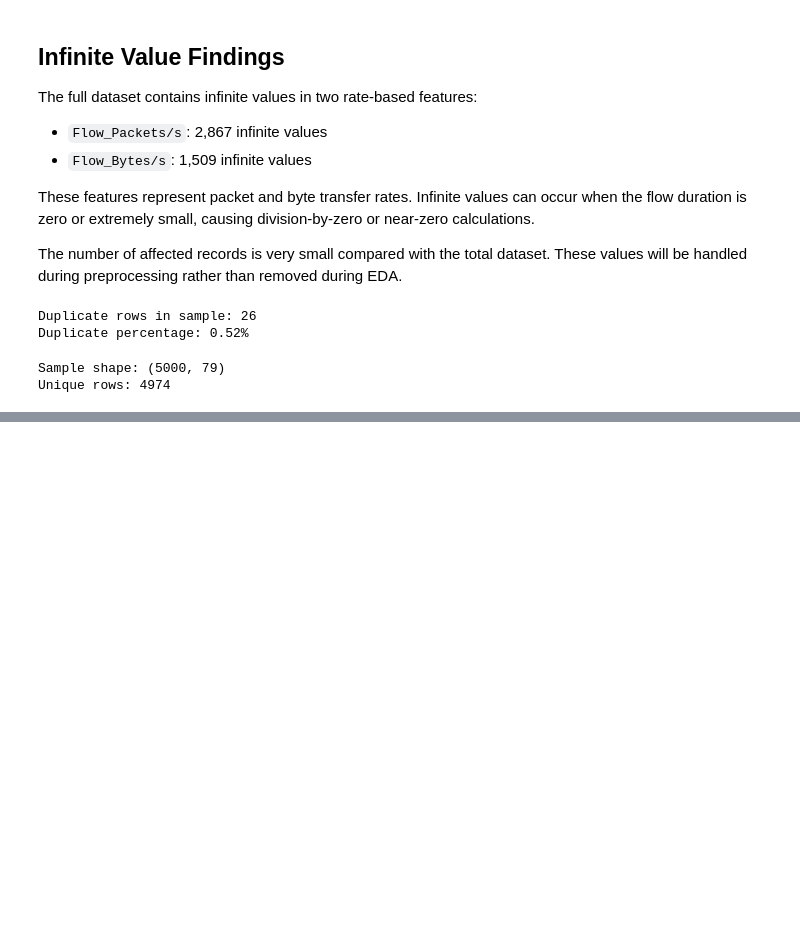
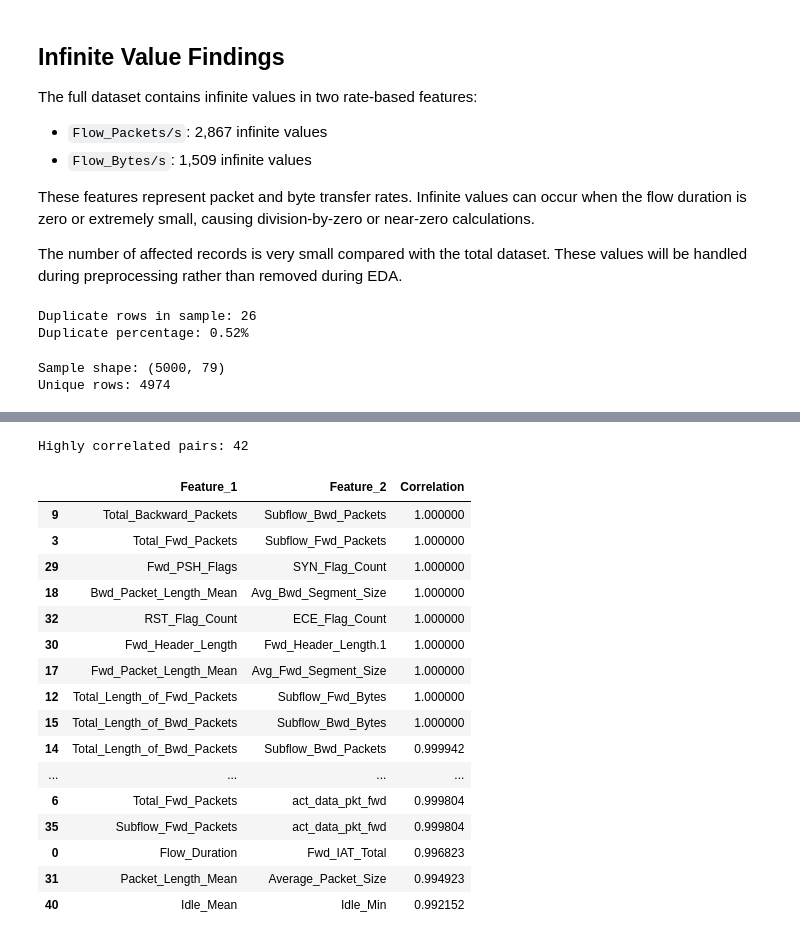
Before and after one commit to mhdniihal/simpleaiprojects, a Jupyter notebook: cyber_threat_detection/notebooks/01_initial_eda.ipynb, the cells around one changed output, grey strips where cells are left out. Saved outputs shown, nothing was run; the diff lists cells and outputs as text; code cells hidden in the pictures; blank space fills up the shorter version.

```diff
--- a/cyber_threat_detection/notebooks/01_initial_eda.ipynb
+++ b/cyber_threat_detection/notebooks/01_initial_eda.ipynb
@@ -746,3 +746,12 @@ print("Unique rows:", sample_df.drop_duplicates().shape[0])
 # %% [output]
 Sample shape: (5000, 79)
 Unique rows: 4974
+# %%
+candidate_constant_features = [
+    feature for feature in unique_counts.index
+    if feature != "Label" and unique_counts[feature] <= 1
+]
+
+print("Candidate constant features:")
+for feature in candidate_constant_features:
+    print("-", feature)
@@ -748,0 +845,6 @@ Unique rows: 4974
+# %%
+numeric_df = sample_df.select_dtypes(include=np.number)
+
+correlation_matrix = numeric_df.corr()
+
+print("Correlation matrix shape:", correlation_matrix.shape)
@@ -748,0 +938,56 @@ Unique rows: 4974
+# %%
+eda_numeric = eda_df.select_dtypes(
+    include=np.number
+)
+
+eda_correlation = eda_numeric.corr()
+
+high_corr_pairs_eda = []
+
+threshold = 0.95
+
+for i in range(len(eda_correlation.columns)):
+    for j in range(i + 1, len(eda_correlation.columns)):
+
+        corr_value = eda_correlation.iloc[i, j]
+
+        if abs(corr_value) >= threshold:
+            high_corr_pairs_eda.append({
+                "Feature_1": eda_correlation.columns[i],
+                "Feature_2": eda_correlation.columns[j],
+                "Correlation": corr_value
+            })
+
+high_corr_df_eda = pd.DataFrame(
+    high_corr_pairs_eda
+)
+
+print(
+    f"Highly correlated pairs: "
+    f"{len(high_corr_df_eda)}"
+)
+
+high_corr_df_eda.sort_values(
+    "Correlation",
+    key=abs,
+    ascending=False
+).head(30)
+# %% [output]
+Highly correlated pairs: 42
+|  | Feature_1 | Feature_2 | Correlation |
+| 9 | Total_Backward_Packets | Subflow_Bwd_Packets | 1.000000 |
+| 3 | Total_Fwd_Packets | Subflow_Fwd_Packets | 1.000000 |
+| 29 | Fwd_PSH_Flags | SYN_Flag_Count | 1.000000 |
+| 18 | Bwd_Packet_Length_Mean | Avg_Bwd_Segment_Size | 1.000000 |
+| 32 | RST_Flag_Count | ECE_Flag_Count | 1.000000 |
+| 30 | Fwd_Header_Length | Fwd_Header_Length.1 | 1.000000 |
+| 17 | Fwd_Packet_Length_Mean | Avg_Fwd_Segment_Size | 1.000000 |
+| 12 | Total_Length_of_Fwd_Packets | Subflow_Fwd_Bytes | 1.000000 |
+| 15 | Total_Length_of_Bwd_Packets | Subflow_Bwd_Bytes | 1.000000 |
+| 14 | Total_Length_of_Bwd_Packets | Subflow_Bwd_Packets | 0.999942 |
+| ... | ... | ... | ... |
+| 6 | Total_Fwd_Packets | act_data_pkt_fwd | 0.999804 |
+| 35 | Subflow_Fwd_Packets | act_data_pkt_fwd | 0.999804 |
+| 0 | Flow_Duration | Fwd_IAT_Total | 0.996823 |
+| 31 | Packet_Length_Mean | Average_Packet_Size | 0.994923 |
+| 40 | Idle_Mean | Idle_Min | 0.992152 |
```
Also changed, not shown: parts of 19 cells of this notebook.
